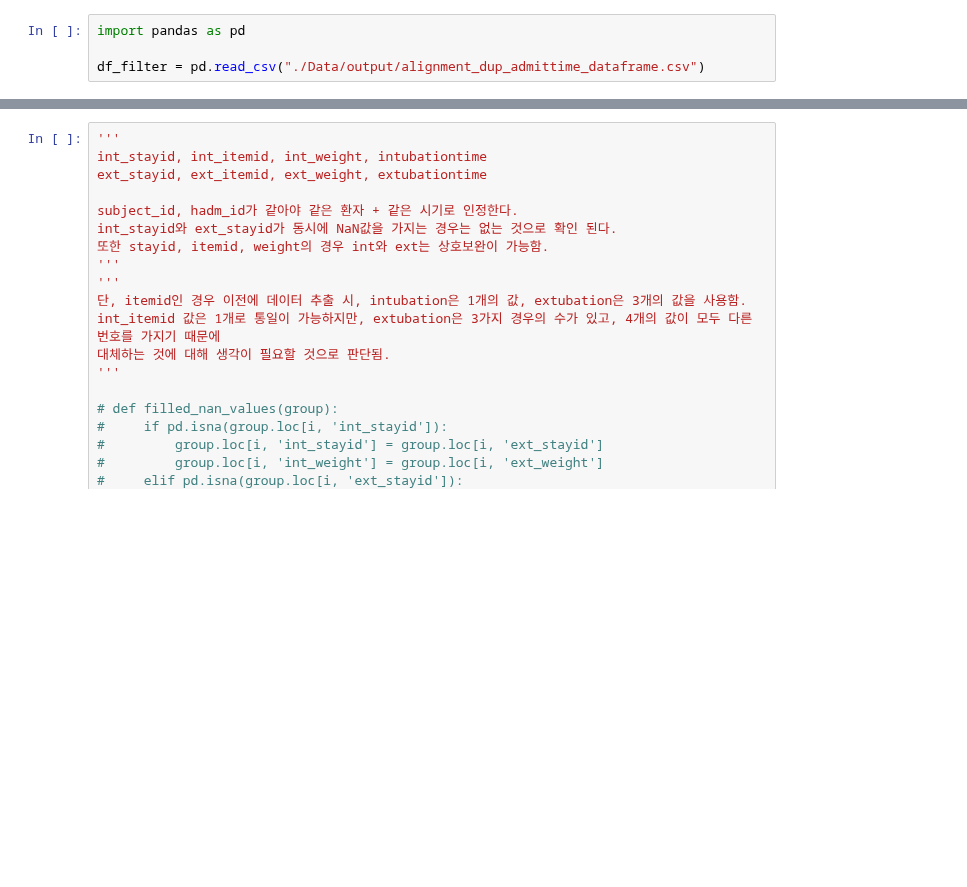
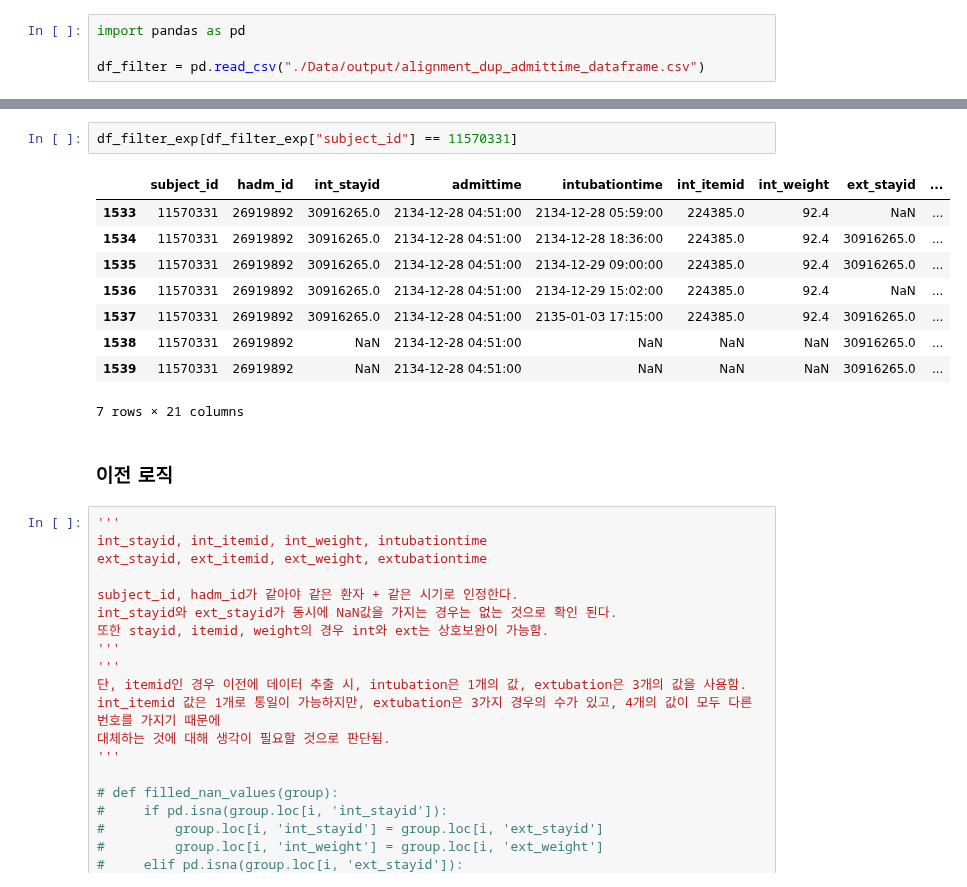
Before and after one commit to sujungleeml/P1_extubationfailure, a Jupyter notebook: 이현준/02. filtering_code.ipynb, the cells around one changed output, grey strips where cells are left out. Drawn from its saved outputs; the diff is of its cells as text; blank space fills up the shorter version.

```diff
--- a/이현준/02. filtering_code.ipynb
+++ b/이현준/02. filtering_code.ipynb
@@ -421,3 +565,17 @@ df_filter = pd.read_csv("./Data/output/alignment_dup_admittime_dataframe.csv")
+# %%
+df_filter_exp[df_filter_exp["subject_id"] == 11570331]
+# %% [output]
+|  | subject_id | hadm_id | int_stayid | admittime | intubationtime | int_itemid | int_weight | ext_stayid | ... |
+| 1533 | 11570331 | 26919892 | 30916265.0 | 2134-12-28 04:51:00 | 2134-12-28 05:59:00 | 224385.0 | 92.4 | NaN | ... |
+| 1534 | 11570331 | 26919892 | 30916265.0 | 2134-12-28 04:51:00 | 2134-12-28 18:36:00 | 224385.0 | 92.4 | 30916265.0 | ... |
+| 1535 | 11570331 | 26919892 | 30916265.0 | 2134-12-28 04:51:00 | 2134-12-29 09:00:00 | 224385.0 | 92.4 | 30916265.0 | ... |
+| 1536 | 11570331 | 26919892 | 30916265.0 | 2134-12-28 04:51:00 | 2134-12-29 15:02:00 | 224385.0 | 92.4 | NaN | ... |
+| 1537 | 11570331 | 26919892 | 30916265.0 | 2134-12-28 04:51:00 | 2135-01-03 17:15:00 | 224385.0 | 92.4 | 30916265.0 | ... |
+| 1538 | 11570331 | 26919892 | NaN | 2134-12-28 04:51:00 | NaN | NaN | NaN | 30916265.0 | ... |
+| 1539 | 11570331 | 26919892 | NaN | 2134-12-28 04:51:00 | NaN | NaN | NaN | 30916265.0 | ... |
+7 rows × 21 columns
+# %% [markdown]
+### 이전 로직
 # %%
 '''
 int_stayid, int_itemid, int_weight, intubationtime
```
Also changed, not shown: parts of 11 cells of this notebook.
